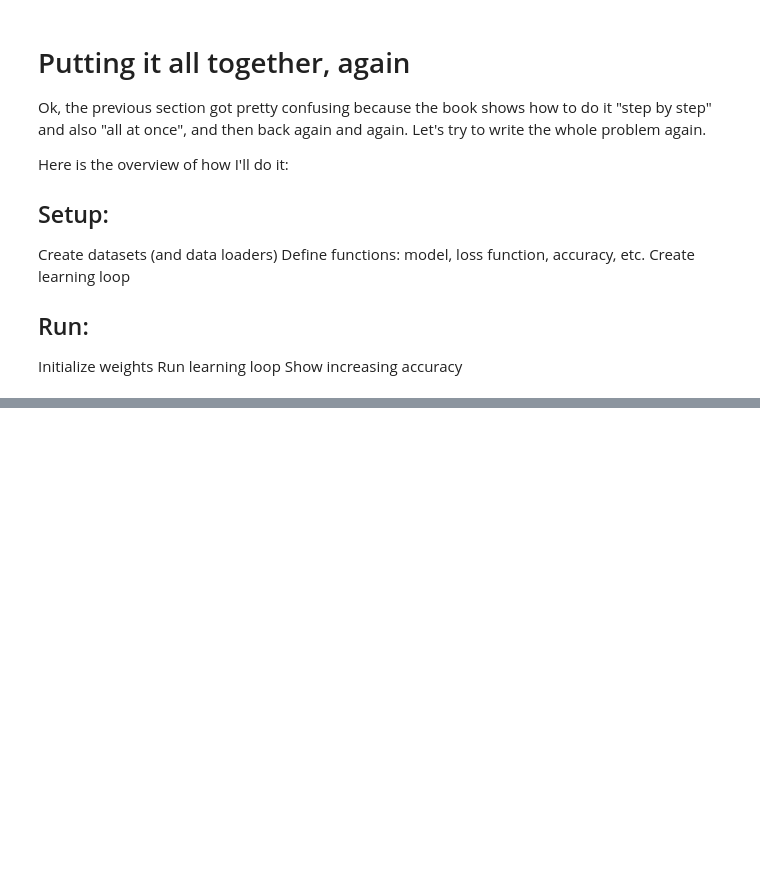
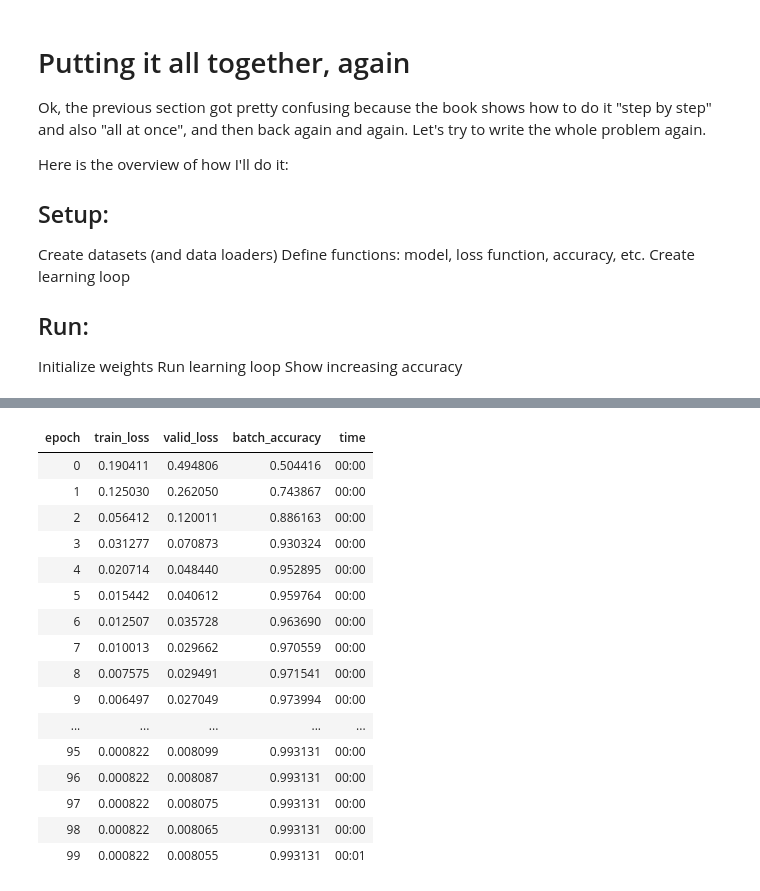
Before and after one commit to johnshaughnessy/digits, a Jupyter notebook: chapter_4_notes.ipynb, the cells around one changed output, grey strips where cells are left out. Saved outputs shown, nothing was run; the diff lists cells and outputs as text; code cells hidden in the pictures; blank space fills up the shorter version.

```diff
--- a/chapter_4_notes.ipynb
+++ b/chapter_4_notes.ipynb
@@ -650,0 +737,38 @@ for i in range(20):
+# %%
+my_model = nn.Sequential(
+    nn.Linear(28*28, 512),
+    nn.ReLU(),
+    nn.Linear(512,256),
+    nn.ReLU(),
+    nn.Linear(256,256),
+    nn.ReLU(),
+    nn.Linear(256,256),
+    nn.ReLU(),
+    nn.Linear(256,256),
+    nn.ReLU(),
+    nn.Linear(256,256),
+    nn.ReLU(),
+    nn.Linear(256,1)
+)
+dls = DataLoaders(train_dl, valid_dl)
+learn = Learner(dls, my_model, opt_func=SGD,
+                loss_func=mnist_loss, metrics=batch_accuracy)
+learn.fit(100, 1e-1)
+# %% [output]
+| epoch | train_loss | valid_loss | batch_accuracy | time |
+| 0 | 0.190411 | 0.494806 | 0.504416 | 00:00 |
+| 1 | 0.125030 | 0.262050 | 0.743867 | 00:00 |
+| 2 | 0.056412 | 0.120011 | 0.886163 | 00:00 |
+| 3 | 0.031277 | 0.070873 | 0.930324 | 00:00 |
+| 4 | 0.020714 | 0.048440 | 0.952895 | 00:00 |
+| 5 | 0.015442 | 0.040612 | 0.959764 | 00:00 |
+| 6 | 0.012507 | 0.035728 | 0.963690 | 00:00 |
+| 7 | 0.010013 | 0.029662 | 0.970559 | 00:00 |
+| 8 | 0.007575 | 0.029491 | 0.971541 | 00:00 |
+| 9 | 0.006497 | 0.027049 | 0.973994 | 00:00 |
+| ... | ... | ... | ... | ... |
+| 95 | 0.000822 | 0.008099 | 0.993131 | 00:00 |
+| 96 | 0.000822 | 0.008087 | 0.993131 | 00:00 |
+| 97 | 0.000822 | 0.008075 | 0.993131 | 00:00 |
+| 98 | 0.000822 | 0.008065 | 0.993131 | 00:00 |
+| 99 | 0.000822 | 0.008055 | 0.993131 | 00:01 |
```
Also changed, not shown: parts of 10 cells of this notebook.
